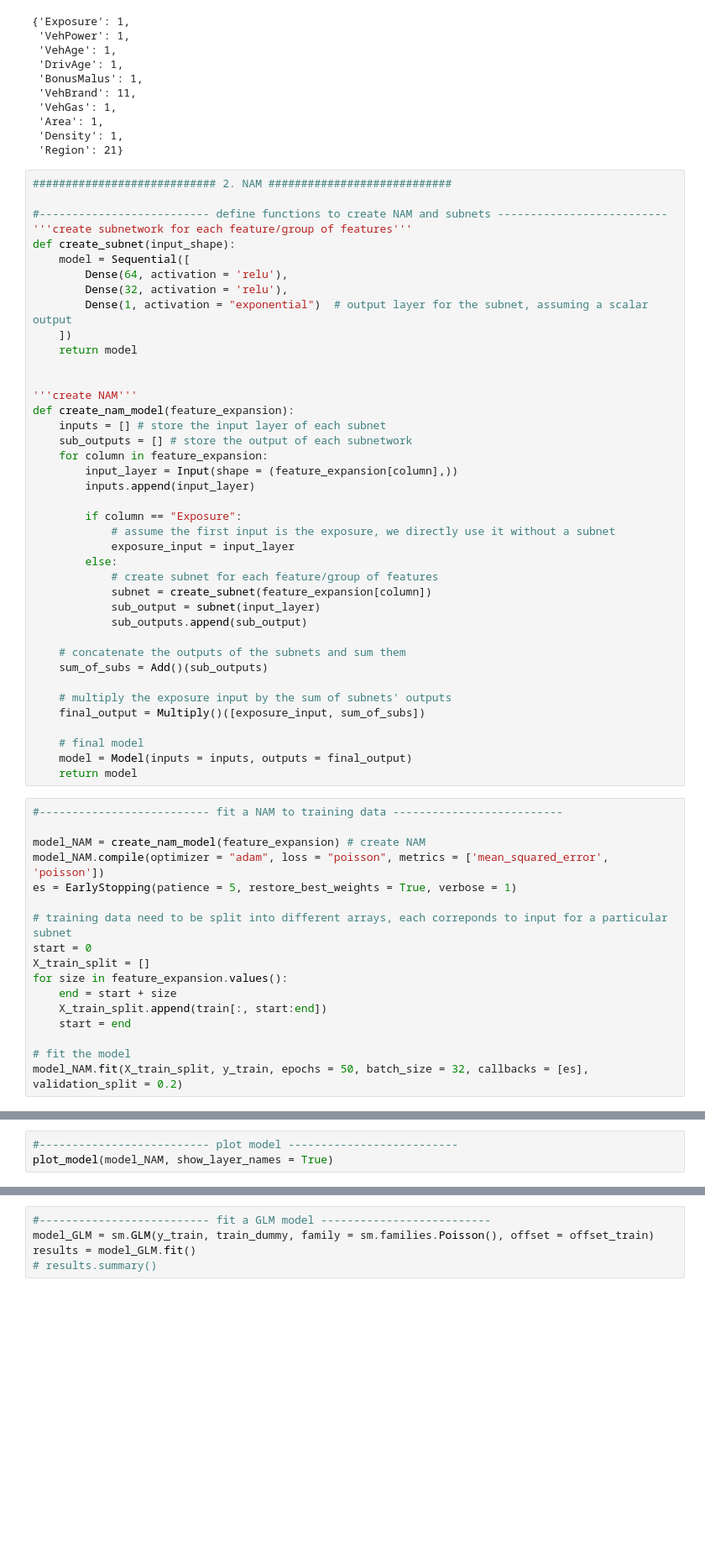
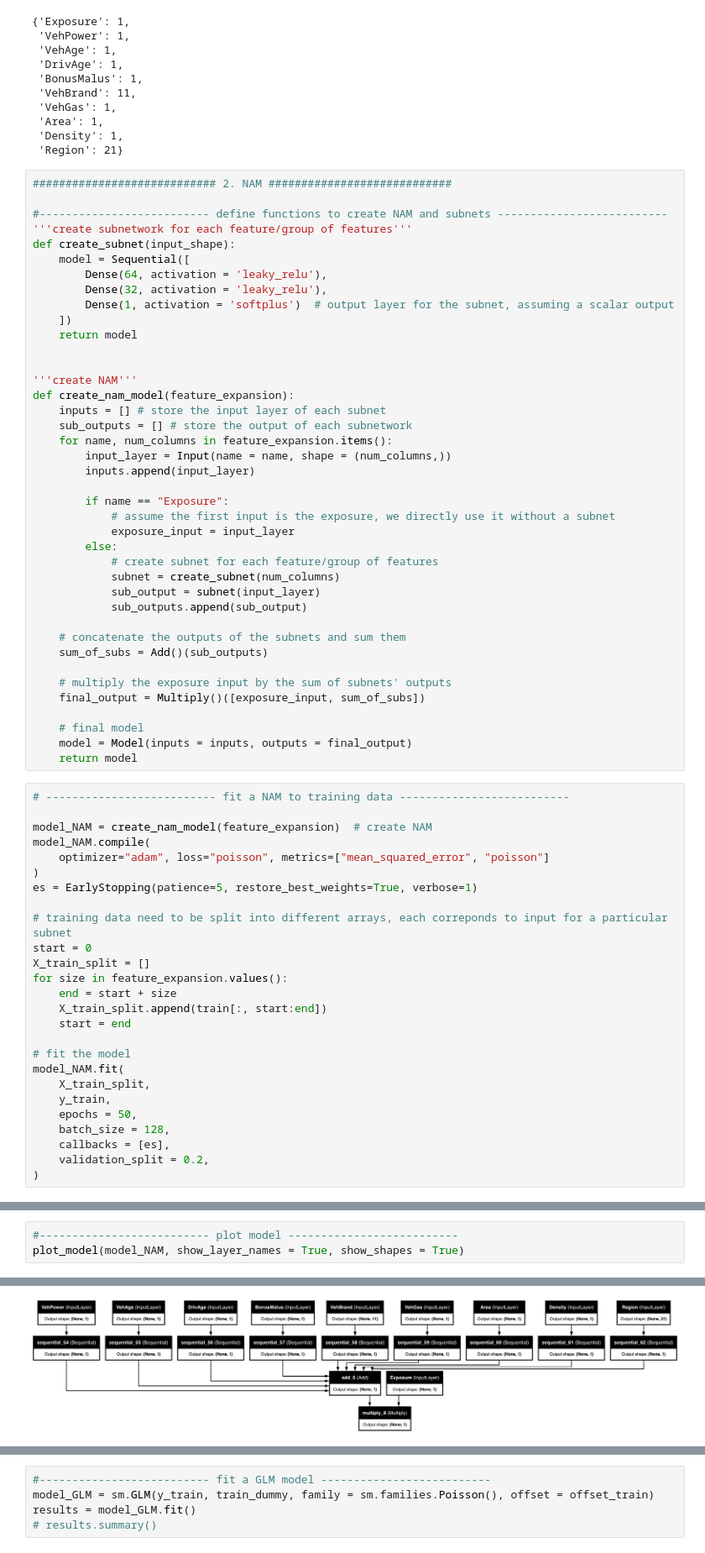
Before and after one commit to tupho289/Honours, a Jupyter notebook: main.ipynb, the cells around one changed output, grey strips where cells are left out. Shown at 84% size. Saved outputs shown, nothing was run; the diff lists cells and outputs as text; blank space fills up the shorter version.

Commit message:
Update and improve model performance

```diff
--- a/main.ipynb
+++ b/main.ipynb
@@ -85,9 +86,9 @@ feature_expansion
 '''create subnetwork for each feature/group of features'''
 def create_subnet(input_shape):
     model = Sequential([
-        Dense(64, activation = 'relu'),
-        Dense(32, activation = 'relu'),
-        Dense(1, activation = "exponential")  # output layer for the subnet, assuming a scalar output
+        Dense(64, activation = 'leaky_relu'),
+        Dense(32, activation = 'leaky_relu'),
+        Dense(1, activation = 'softplus')  # output layer for the subnet, assuming a scalar output
     ])
     return model
 
@@ -96,16 +97,16 @@ def create_subnet(input_shape):
 def create_nam_model(feature_expansion):
     inputs = [] # store the input layer of each subnet
     sub_outputs = [] # store the output of each subnetwork
-    for column in feature_expansion:
-        input_layer = Input(shape = (feature_expansion[column],))
+    for name, num_columns in feature_expansion.items():
+        input_layer = Input(name = name, shape = (num_columns,))
         inputs.append(input_layer)
 
-        if column == "Exposure":
+        if name == "Exposure":
             # assume the first input is the exposure, we directly use it without a subnet
             exposure_input = input_layer
         else:
             # create subnet for each feature/group of features
-            subnet = create_subnet(feature_expansion[column])
+            subnet = create_subnet(num_columns)
             sub_output = subnet(input_layer)
             sub_outputs.append(sub_output)
 
@@ -119,11 +120,13 @@ def create_nam_model(feature_expansion):
     model = Model(inputs = inputs, outputs = final_output)
     return model
 # %%
-#-------------------------- fit a NAM to training data --------------------------
+# -------------------------- fit a NAM to training data --------------------------
 
-model_NAM = create_nam_model(feature_expansion) # create NAM
-model_NAM.compile(optimizer = "adam", loss = "poisson", metrics = ['mean_squared_error', 'poisson'])
-es = EarlyStopping(patience = 5, restore_best_weights = True, verbose = 1)
+model_NAM = create_nam_model(feature_expansion)  # create NAM
+model_NAM.compile(
+    optimizer="adam", loss="poisson", metrics=["mean_squared_error", "poisson"]
+)
+es = EarlyStopping(patience=5, restore_best_weights=True, verbose=1)
 
 # training data need to be split into different arrays, each correponds to input for a particular subnet
 start = 0
@@ -134,6 +137,13 @@ for size in feature_expansion.values():
     start = end
 
 # fit the model
-model_NAM.fit(X_train_split, y_train, epochs = 50, batch_size = 32, callbacks = [es], validation_split = 0.2)
+model_NAM.fit(
+    X_train_split,
+    y_train,
+    epochs = 50,
+    batch_size = 128,
+    callbacks = [es],
+    validation_split = 0.2,
+)
 # %% [output]
 Epoch 1/50
@@ -157,4 +167,4 @@ Epoch 12: early stopping
 # %%
 #-------------------------- plot model --------------------------
-plot_model(model_NAM, show_layer_names = True)
+plot_model(model_NAM, show_layer_names = True, show_shapes = True)
 # %% [output]
@@ -162,3 +171,4 @@ You must install pydot (`pip install pydot`) and install graphviz (see instructi
+[figure, added]
 # %%
 #-------------------------- evaluate on testing data --------------------------
 
```
Also changed, not shown: parts of 11 cells of this notebook, 16 other files.
